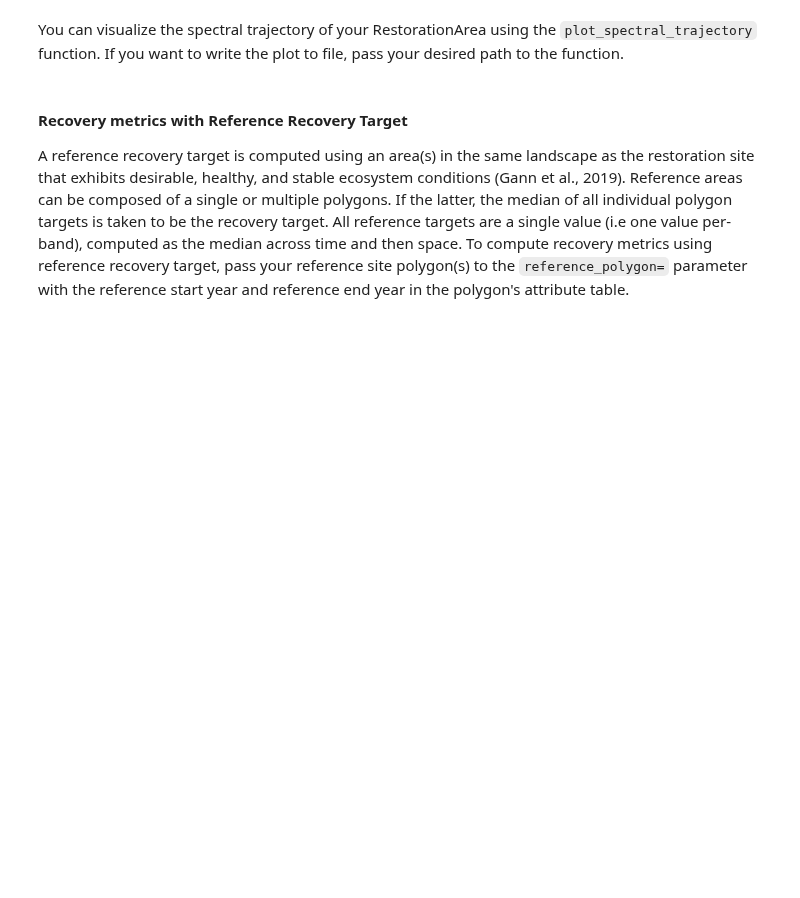
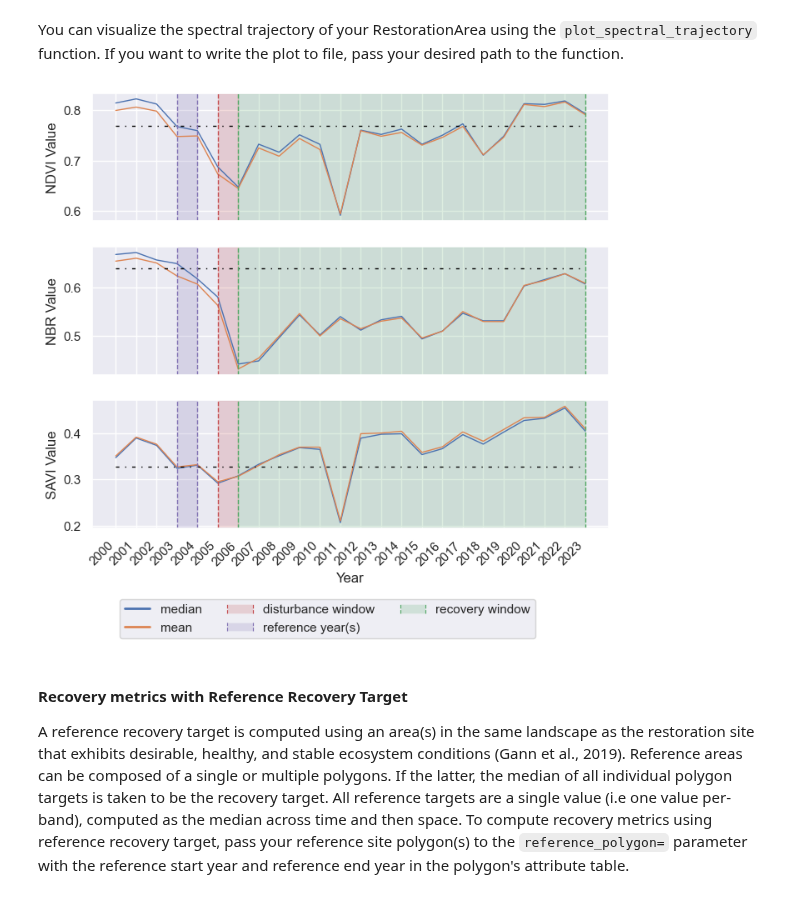
Before and after one commit to PEOPLE-ER/spectral-recovery, a Jupyter notebook: docs/overview_API.ipynb, the cells around one changed output. Cells and saved outputs as stored; diff of their text form; code cells hidden in the pictures; blank space fills up the shorter version.

```diff
--- a/docs/overview_API.ipynb
+++ b/docs/overview_API.ipynb
@@ -42,7 +42,7 @@ composite_stack = sr.read_timeseries(
 )
 composite_stack = composite_stack.where(composite_stack != 0.0, np.nan)
 # %%
-indices = sr.compute_indices(composite_stack, indices=["NDVI", "NBR", "GNDVI"])
+indices = sr.compute_indices(composite_stack, indices=["NDVI", "NBR", "SAVI"])
 # %% [markdown]
 #### Restoration Site (polygon and dates)
 # %% [markdown]
@@ -50,8 +50,8 @@ Read your restoration polygon using GeoPandas. The restoration polygon must have
 # %%
 import geopandas as gpd
 
-restoration_poly = sr.read_restoration_polygons("test_data/wildfire_516.gpkg")
-restoration_poly
+restoration_site = sr.read_restoration_polygons("test_data/wildfire_516.gpkg")
+restoration_site
 # %% [output]
 |  | dist_start | rest_start | ref_start | red_end | geometry |
 | 0 | 2005 | 2006 | 2003 | 2004 | POLYGON ((493422.289 5967394.258,... |
@@ -62,0 +65,8 @@ Text(0.5, 1.0, 'Test restoration polygon')
+# %%
+per_polygon_median_target = sr.targets.median_target(
+    polygon=restoration_site,
+    timeseries_data=indices,
+    reference_start="2003",
+    reference_end="2004",
+    scale="polygon"
+)
@@ -97,8 +119,12 @@ You can visualize the spectral trajectory of your RestorationArea using the `plo
 # %%
 sr.plot_spectral_trajectory(
     timeseries_data=indices,
-    restoration_polygons=restoration_poly,
-    indices=["NDVI", "NBR", "GNDVI"],
+    restoration_polygons=restoration_site,
+    recovery_target=per_polygon_median_target,
+    reference_start="2003",
+    reference_end="2004",
 )
 # or
 # ra_hist.plot_spectral_trajectory("path/to/your_plot.png")
+# %% [output]
+[figure, added]
```
Also changed, not shown: parts of 14 cells of this notebook.
